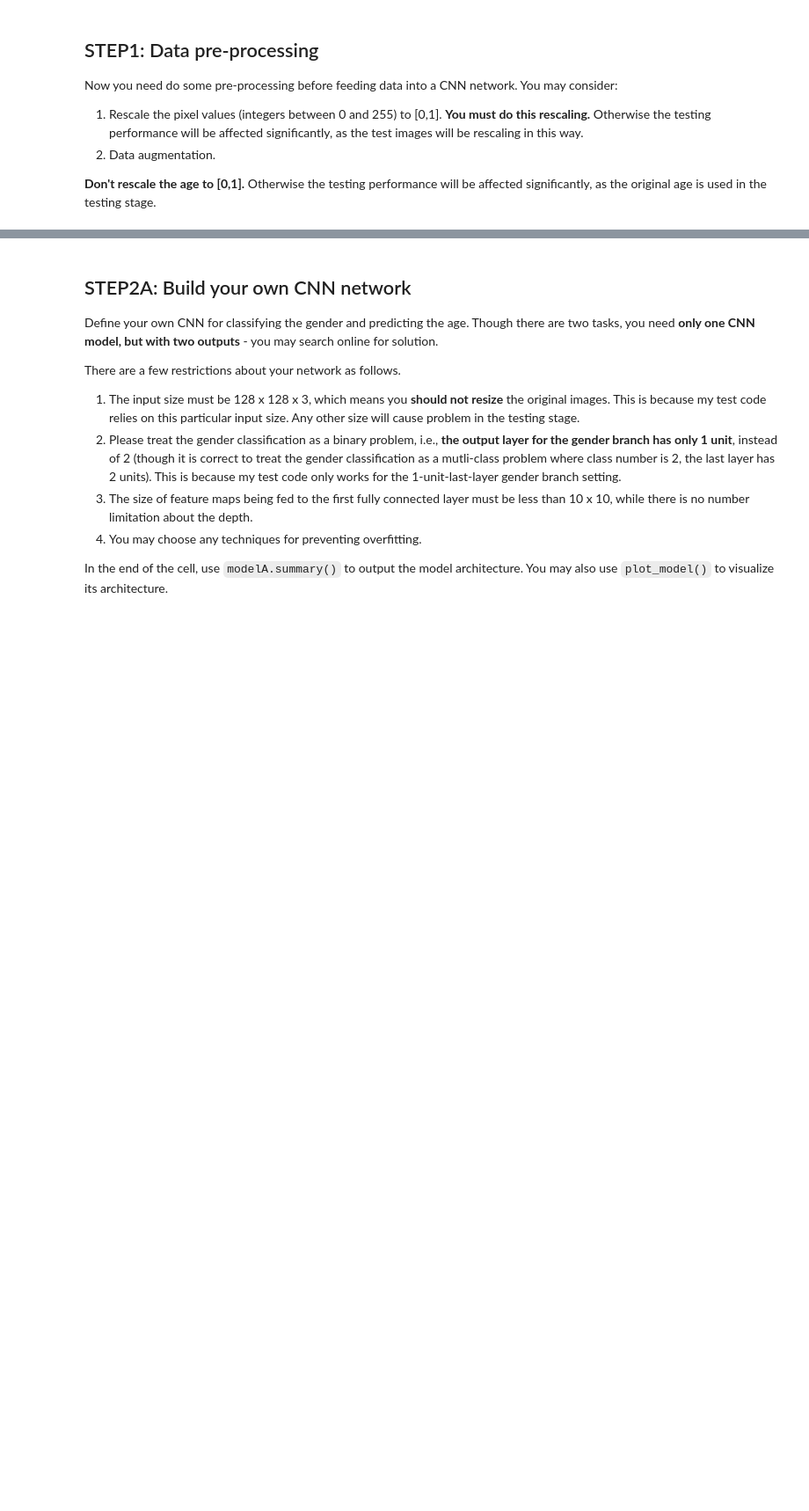
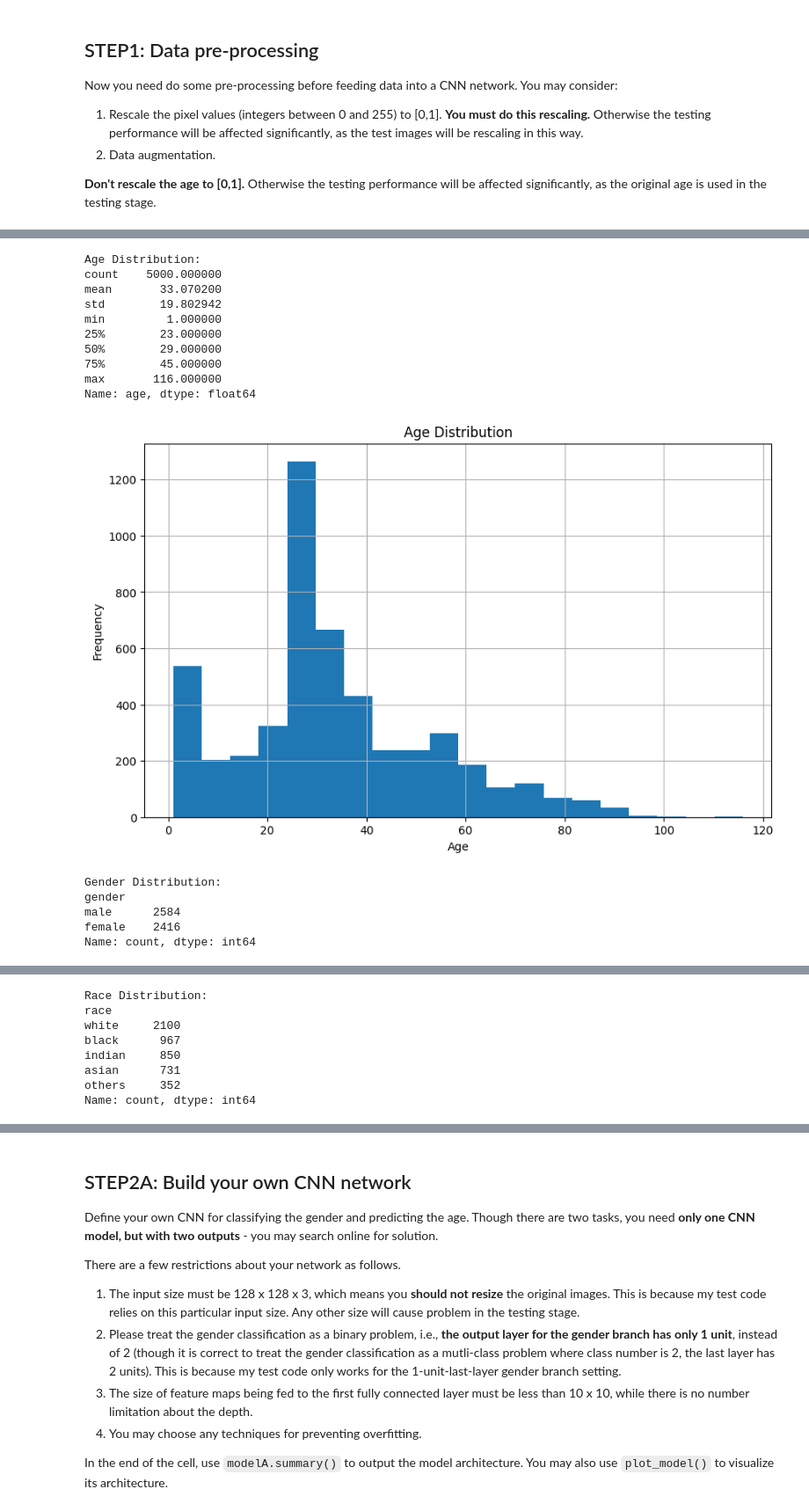
Before and after one commit to arnau01/CM50268-CW1, a Jupyter notebook: age_gender_submit.ipynb, the cells around one changed output, grey strips where cells are left out. Shown at 88% size. Cells and saved outputs as stored; diff of their text form; code cells hidden in the pictures; blank space fills up the shorter version.

```diff
--- a/age_gender_submit.ipynb
+++ b/age_gender_submit.ipynb
@@ -287,0 +333,64 @@ Minimum pixel value in the batch: 0.0
+# %%
+import matplotlib.pyplot as plt
+
+def print_distribution(data_generator):
+    # Access the DataFrame directly from the data generator
+    df = data_generator.df
+
+    # Age Distribution
+    print("Age Distribution:")
+    print(df['age'].describe())
+
+    # Plotting the age distribution
+    plt.figure(figsize=(10, 6))
+    df['age'].hist(bins=20)
+    plt.title('Age Distribution')
+    plt.xlabel('Age')
+    plt.ylabel('Frequency')
+    plt.show()
+
+    # Gender Distribution
+    print("\nGender Distribution:")
+    gender_counts = df['gender'].value_counts()
+    print(gender_counts)
+
+    # Plotting the gender distribution
+    plt.figure(figsize=(6, 6))
+    gender_counts.plot(kind='pie', autopct='%1.1f%%')
+    plt.title('Gender Distribution')
+    plt.ylabel('')
+    plt.show()
+
+    # Race Distribution
+    print("\nRace Distribution:")
+    race_counts = df['race'].value_counts()
+    print(race_counts)
+
+    # Plotting the race distribution
+    plt.figure(figsize=(10, 6))
+    race_counts.plot(kind='bar')
+    plt.title('Race Distribution')
+    plt.xlabel('Race')
+    plt.ylabel('Frequency')
+    plt.xticks(rotation=45)
+    plt.show()
+
+# Assuming data_generator is your UtkFaceDataGenerator instance
+print_distribution(data_generator)
+# %% [output]
+Age Distribution:
+count    5000.000000
+mean       33.070200
+std        19.802942
+min         1.000000
+25%        23.000000
+50%        29.000000
+75%        45.000000
+max       116.000000
+Name: age, dtype: float64
+[figure, added]
+Gender Distribution:
+gender
+male      2584
+female    2416
+Name: count, dtype: int64
@@ -287,0 +398,8 @@ Minimum pixel value in the batch: 0.0
+Race Distribution:
+race
+white     2100
+black      967
+indian     850
+asian      731
+others     352
+Name: count, dtype: int64
```
Also changed, not shown: parts of 31 cells of this notebook, 5 other files.
